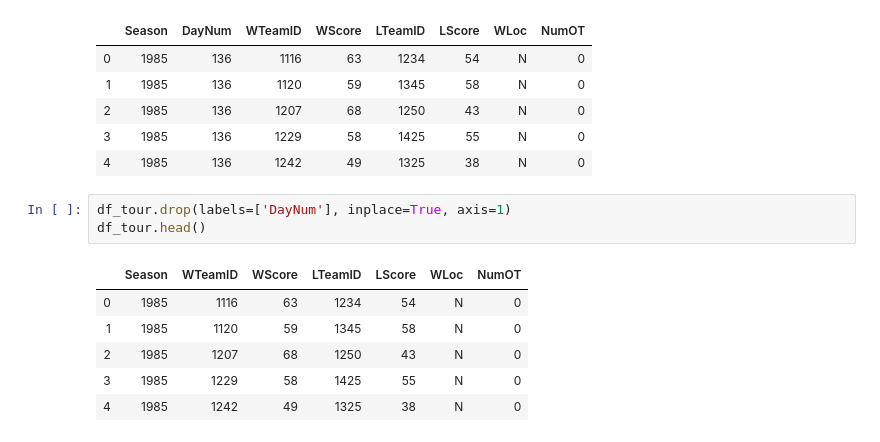
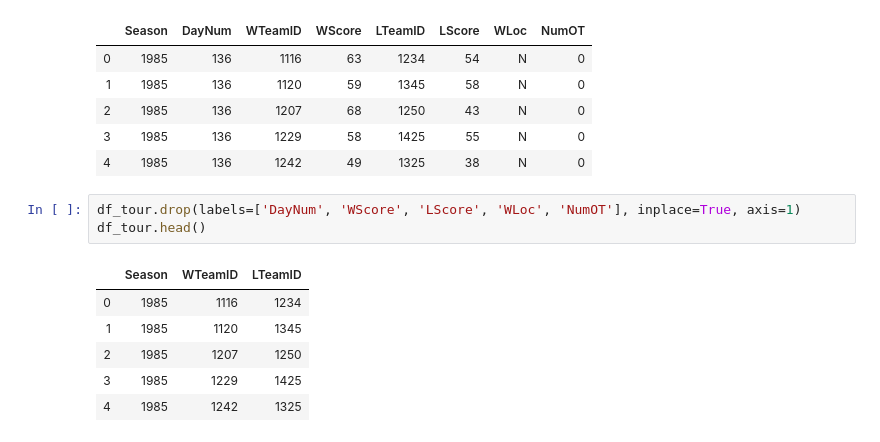
Before and after one commit to thekevster08/MarchMadness, a Jupyter notebook: NCAA Tournament 2020.ipynb, the cells around one changed output. Saved outputs shown, nothing was run; the diff lists cells and outputs as text.

```diff
--- a/NCAA Tournament 2020.ipynb
+++ b/NCAA Tournament 2020.ipynb
@@ -66,12 +109,12 @@ df_tour.head()
 | 3 | 1985 | 136 | 1229 | 58 | 1425 | 55 | N | 0 |
 | 4 | 1985 | 136 | 1242 | 49 | 1325 | 38 | N | 0 |
 # %%
-df_tour.drop(labels=['DayNum'], inplace=True, axis=1)
+df_tour.drop(labels=['DayNum', 'WScore', 'LScore', 'WLoc', 'NumOT'], inplace=True, axis=1)
 df_tour.head()
 # %% [output]
-|  | Season | WTeamID | WScore | LTeamID | LScore | WLoc | NumOT |
-| 0 | 1985 | 1116 | 63 | 1234 | 54 | N | 0 |
-| 1 | 1985 | 1120 | 59 | 1345 | 58 | N | 0 |
-| 2 | 1985 | 1207 | 68 | 1250 | 43 | N | 0 |
-| 3 | 1985 | 1229 | 58 | 1425 | 55 | N | 0 |
-| 4 | 1985 | 1242 | 49 | 1325 | 38 | N | 0 |
+|  | Season | WTeamID | LTeamID |
+| 0 | 1985 | 1116 | 1234 |
+| 1 | 1985 | 1120 | 1345 |
+| 2 | 1985 | 1207 | 1250 |
+| 3 | 1985 | 1229 | 1425 |
+| 4 | 1985 | 1242 | 1325 |
```
Also changed, not shown: parts of 41 cells of this notebook, 44 other files.
